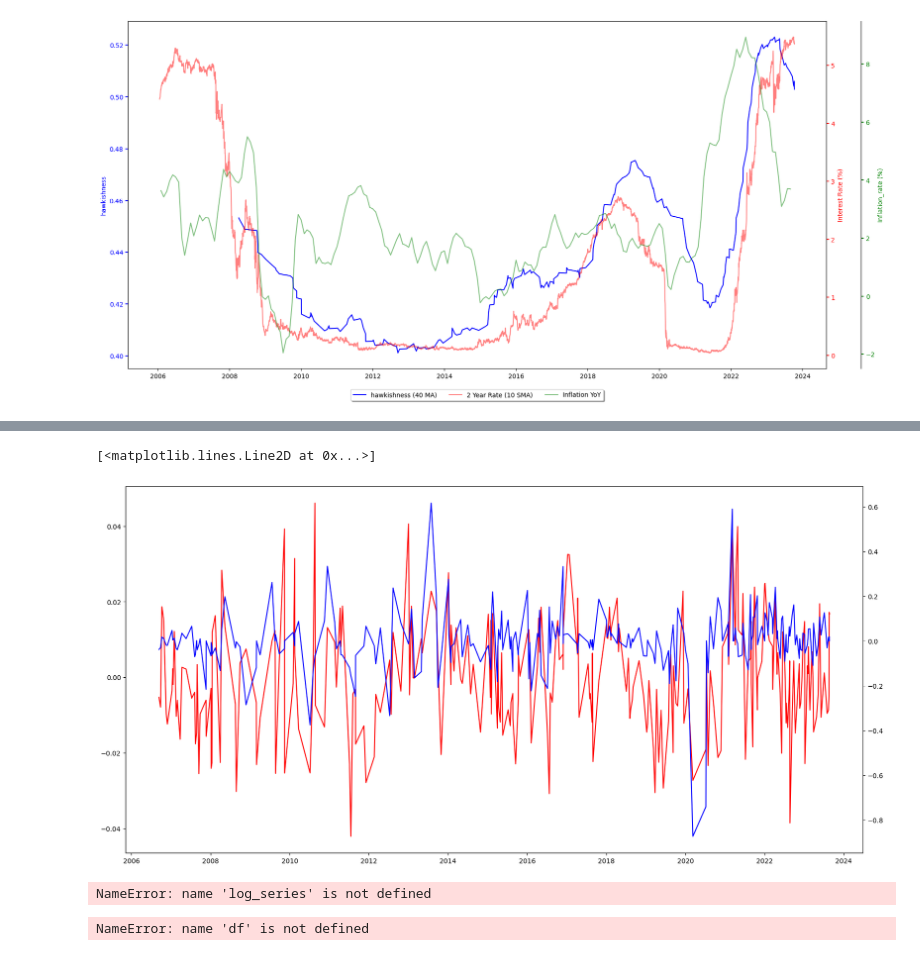
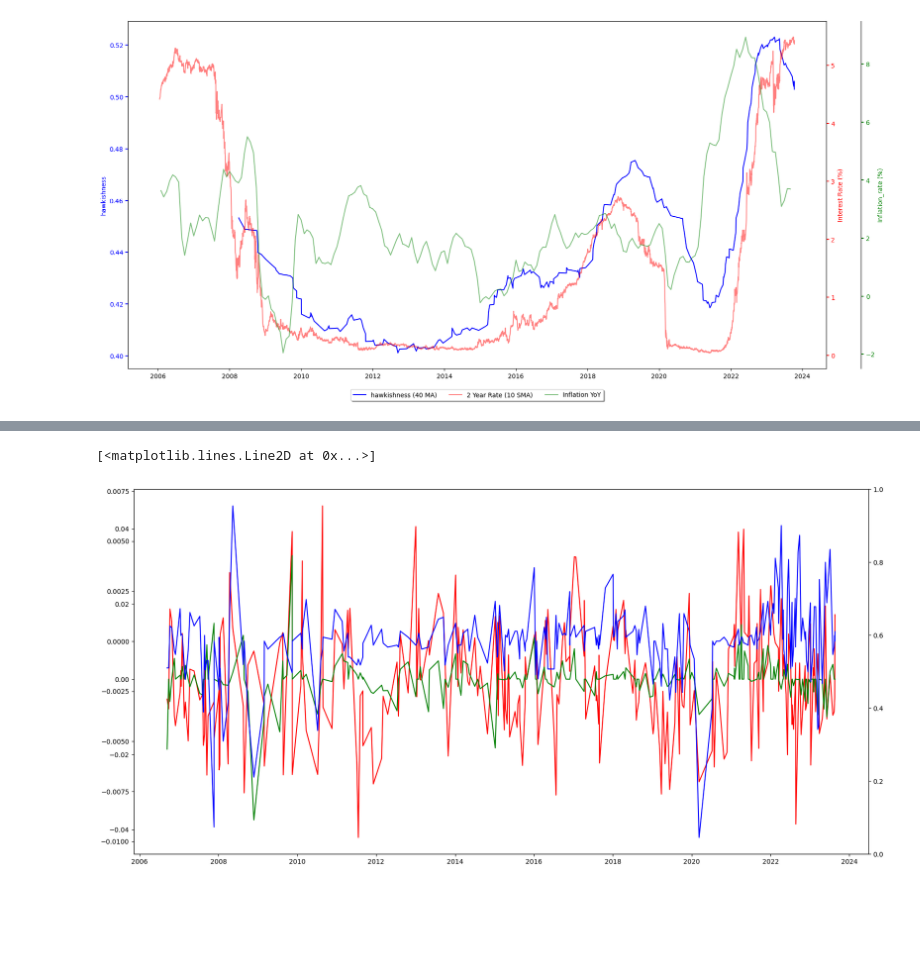
Before and after one commit to benisbuzz/fed-sentiment, a Jupyter notebook: testing.ipynb, the cells around one changed output, grey strips where cells are left out. Saved outputs shown, nothing was run; the diff lists cells and outputs as text; code cells hidden in the pictures; blank space fills up the shorter version.

Commit message:
working regressions

```diff
--- a/testing.ipynb
+++ b/testing.ipynb
@@ -68 +71,6 @@ rate = fp.series("DGS5").data[hawkishness.index[0]:].dropna()
+# %%
+two_year = 1 + fp.series("DGS2").data[hawkishness.index[0]:].dropna()/100
+five_year = 1 + fp.series("DGS5").data[hawkishness.index[0]:].dropna()/100
+inflation = 1 + fp.series("CPIAUCSL").data.pct_change(12)[hawkishness.index[0]:].dropna()
+unemployment = 1 + fp.series('UNRATE').data[hawkishness.index[0]:].dropna()/100
 # %%
@@ -132,0 +147,3 @@ log_series = tst.get_equivalent_series(hawkishness, rate, True, 10, -50)
+# %%
+equal_series = tst.get_equivalent_series(hawkishness, True, 10, -50, two_year = two_year, inflation = inflation, unemployment = unemployment)
+ols = tst.get_regression(equal_series["two_year"], equal_series["hawkishness"], equal_series["unemployment"], equal_series["inflation"])
@@ -133,16 +174,10 @@ log_series = tst.get_equivalent_series(hawkishness, rate, True, 10, -50)
 # %%
 fig, ax = plt.subplots(figsize = (20,10))
+ax.plot(equal_series["hawkishness"], color = "red")
 ax2 = ax.twinx()
-ax.plot(log_series[0], color = "red")
-ax2.plot(log_series[1], color = "blue")
+ax2.plot(equal_series["two_year"], color = "blue")
+ax3 = ax2.twinx()
+ax.plot(equal_series["inflation"], color = "green")
 # %% [output]
 [<matplotlib.lines.Line2D at 0x...>]
-[figure, old version]
+[figure, new version]
-# %%
-df = tst.get_regression_summary(np.array(log_series[0]), np.array(log_series[1]))
-# %% [output]
-NameError: name 'log_series' is not defined
-# %%
-df.tables[0].data
-# %% [output]
-NameError: name 'df' is not defined
```
Also changed, not shown: parts of 17 cells of this notebook, 1 other file.
